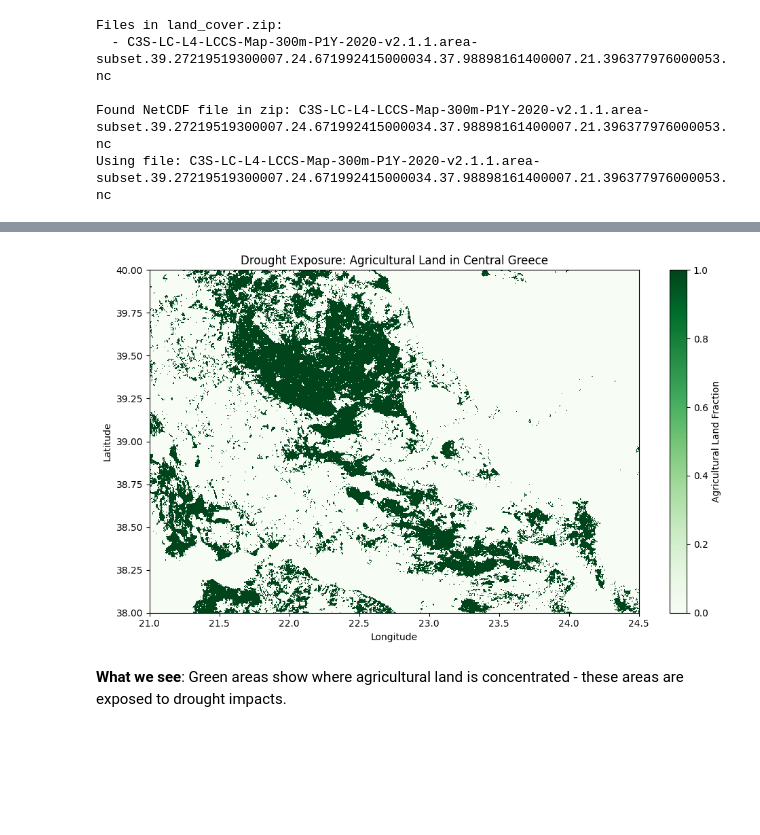
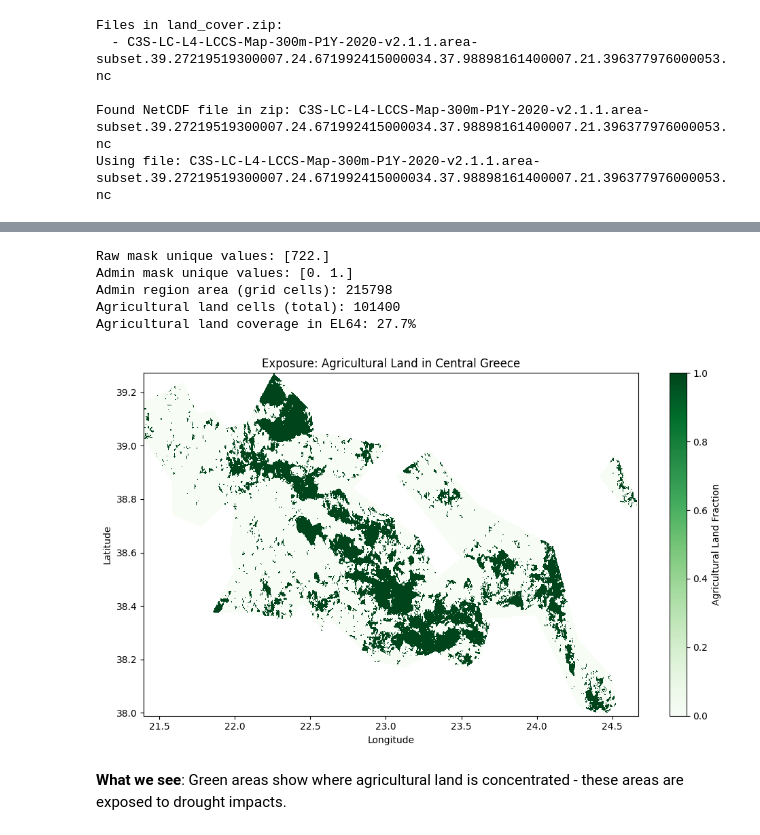
Before and after one commit to ecmwf-training/drought-exposure, a Jupyter notebook: tutorials/get_started.ipynb, the cells around one changed output, grey strips where cells are left out. Drawn from its saved outputs; the diff is of its cells as text; code cells hidden in the pictures; blank space fills up the shorter version.

Commit message:
fix: read land cover data and mask for admin region

```diff
--- a/tutorials/get_started.ipynb
+++ b/tutorials/get_started.ipynb
@@ -285,6 +286,14 @@ with zipfile.ZipFile(data_dir / 'land_cover.zip', 'r') as zip_ref:
 lc_file = data_dir / lc_filename
 print(f"Using file: {lc_file.name}")
 lc_ds = xr.open_dataset(lc_file)
+
+# Remove all coordinate variables that don't align with spatial dimensions
+coords_to_drop = [coord for coord in lc_ds.coords
+                  if coord not in ['lon', 'lat', 'time']
+                  and lc_ds[coord].dims != ('lat', 'lon')]
+if coords_to_drop:
+    print(f"Dropping coordinates: {coords_to_drop}")
+    lc_ds = lc_ds.drop_vars(coords_to_drop, errors='ignore')
 # %% [output]
 Files in land_cover.zip:
   - C3S-LC-L4-LCCS-Map-300m-P1Y-2020-v2.1.1.area-subset.39.27219519300007.24.671992415000034.37.98898161400007.21.396377976000053.nc
@@ -356,13 +303,63 @@ MissingSpatialDimensionError: x dimension not found. 'rio.set_spatial_dims()' or
+# %%
+# Set CRS if not already set
+if lc_ds.rio.crs is None:
+    lc_ds = lc_ds.rio.write_crs("EPSG:4326")
+    print("CRS set to EPSG:4326 (WGS84)")
+
+# Set spatial dimensions
+lc_ds = lc_ds.rio.set_spatial_dims(x_dim='lon', y_dim='lat')
+
+# Subset to our region (initial bounding box)
+lc_region = lc_ds.sel(
+    lon=slice(lon_min, lon_max),
+    lat=slice(lat_max, lat_min)
+)
+
+# Create agricultural land mask: 1 where agricultural land, 0 elsewhere
+ag_mask = ((lc_region['lccs_class'] >= 10) & (lc_region['lccs_class'] <= 40)).astype(float)
+
+# Create a regionmask from the admin region geometry
+admin_mask = regionmask.from_geopandas(sel_gdf, names='NUTS_ID')
+
+# Create admin region mask: 1 where EL64 region, 0 elsewhere
+# regionmask.mask returns the region index where inside, NaN where outside
+lc_admin_mask_raw = admin_mask.mask(lc_region.lon, lc_region.lat)
+print(f"Raw mask unique values: {np.unique(lc_admin_mask_raw.values[~np.isnan(lc_admin_mask_raw.values)])}")
+
+# Convert to binary: 1 where inside region (not NaN), 0 elsewhere
+lc_admin_mask = xr.DataArray(
+    (~np.isnan(lc_admin_mask_raw.values)).astype(float),
+    coords={'lat': lc_region.lat, 'lon': lc_region.lon},
+    dims=['lat', 'lon']
+)
+
+print(f"Admin mask unique values: {np.unique(lc_admin_mask.values)}")
+print(f"Admin region area (grid cells): {lc_admin_mask.sum().values:.0f}")
+print(f"Agricultural land cells (total): {ag_mask.sum().values:.0f}")
+
+# Calculate agricultural land fraction: sum(ag_mask * admin_mask) / sum(admin_mask)
+ag_fraction = (ag_mask * lc_admin_mask).sum().values / lc_admin_mask.sum().values
+
+print(f"Agricultural land coverage in {admin_id}: {ag_fraction*100:.1f}%")
+
+# Create exposure dataset by applying admin mask to the agricultural mask
+exposure = ag_mask.where(lc_admin_mask == 1, drop=True)
+# %% [output]
+Raw mask unique values: [722.]
+Admin mask unique values: [0. 1.]
+Admin region area (grid cells): 215798
+Agricultural land cells (total): 101400
+Agricultural land coverage in EL64: 27.7%
 # %%
 fig, ax = plt.subplots(figsize=(10, 6))
 exposure.plot(ax=ax, cmap='Greens', cbar_kwargs={'label': 'Agricultural Land Fraction'})
-ax.set_title('Drought Exposure: Agricultural Land in Central Greece')
+ax.set_title('Exposure: Agricultural Land in Central Greece')
 ax.set_xlabel('Longitude')
 ax.set_ylabel('Latitude')
 plt.tight_layout()
 plt.show()
 # %% [output]
-[figure, old version]
+[figure, new version]
 # %% [markdown]
 **What we see**: Green areas show where agricultural land is concentrated - these areas are exposed to drought impacts.
 # %% [markdown]
```
Also changed, not shown: parts of 2 cells of this notebook.
